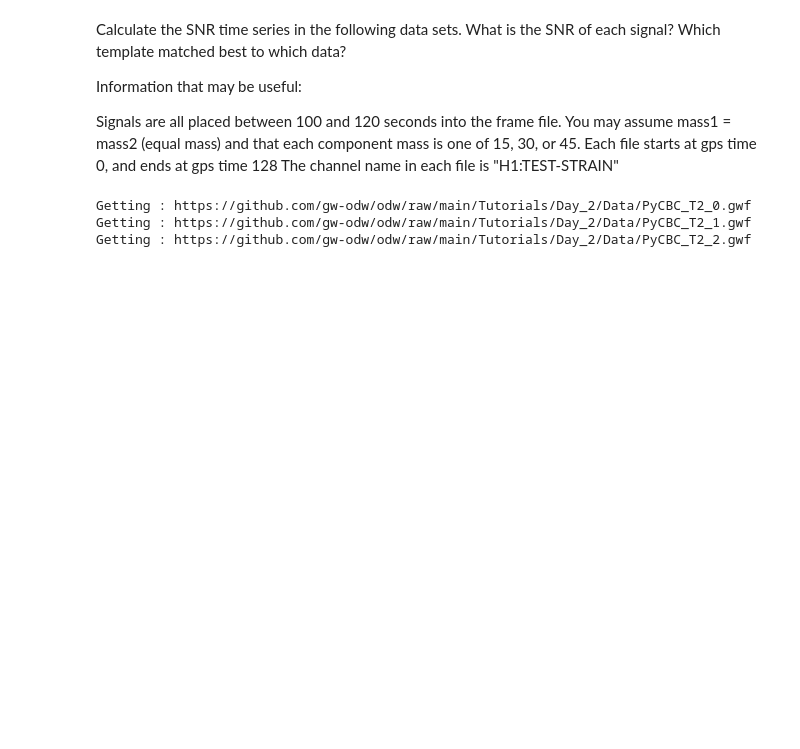
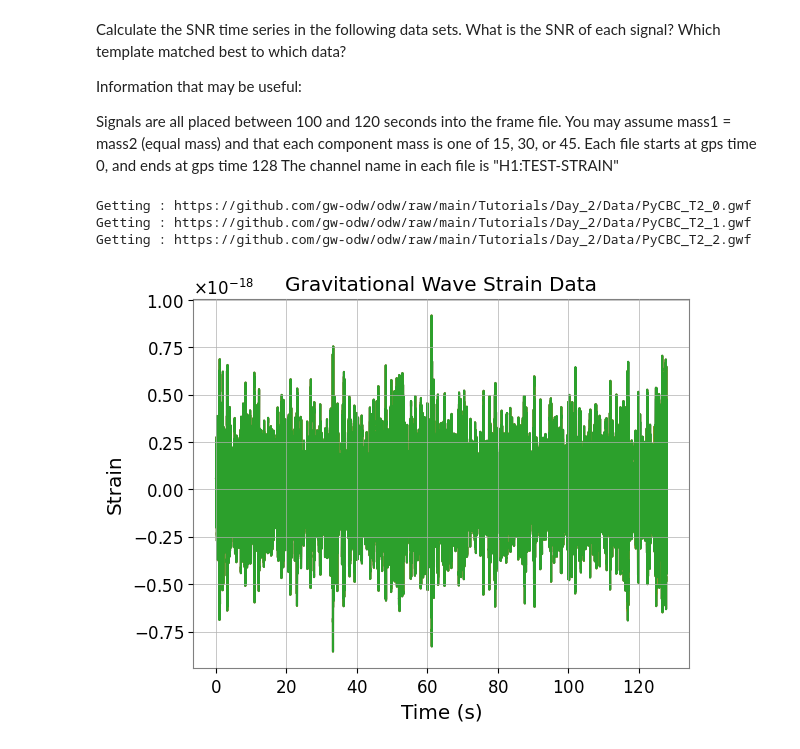
Before and after one commit to MrBenjaminHolmes/Gravitational-Waves, a Jupyter notebook: GWpy.ipynb, the cells around one changed output. Saved outputs shown, nothing was run; the diff lists cells and outputs as text; code cells hidden in the pictures; blank space fills up the shorter version.

```diff
--- a/GWpy.ipynb
+++ b/GWpy.ipynb
@@ -429,34 +424,37 @@ Signals are all placed between 100 and 120 seconds into the frame file.
 You may assume mass1 = mass2 (equal mass) and that each component mass is one of 15, 30, or 45.
 Each file starts at gps time 0, and ends at gps time 128
 The channel name in each file is "H1:TEST-STRAIN"
-# %%
-def get_file(fname):
-    url = "https://github.com/gw-odw/odw/raw/main/Tutorials/Day_2/{}"
-    url = url.format(fname)
-    urllib.request.urlretrieve(url, fname)
-    print('Getting : {}'.format(url))
-
-files = ['Data/PyCBC_T2_0.gwf', 'Data/PyCBC_T2_1.gwf', 'Data/PyCBC_T2_2.gwf']
-
-# Download the file if needed
-for fname in files:
-    if not os.path.exists(fname):
-        os.makedirs("Data", exist_ok=True)
-        get_file(fname)
-
-
-# An example of how to read the data from these files:
-file_name = files[0]
-
-# LOSC bulk data typically uses the same convention for internal channels names
-# Strain is typically IFO:LOSC-STRAIN, where IFO can be H1/L1/V1.
-channel_name = "H1:TEST-STRAIN"
-
-start = 0
-end = start + 128
-
-ts = read_frame(file_name, channel_name, start, end)
-# %% [output]
-Getting : https://github.com/gw-odw/odw/raw/main/Tutorials/Day_2/Data/PyCBC_T2_0.gwf
-Getting : https://github.com/gw-odw/odw/raw/main/Tutorials/Day_2/Data/PyCBC_T2_1.gwf
-Getting : https://github.com/gw-odw/odw/raw/main/Tutorials/Day_2/Data/PyCBC_T2_2.gwf
+# %%
+def get_file(fname):
+    url = "https://github.com/gw-odw/odw/raw/main/Tutorials/Day_2/{}"
+    url = url.format(fname)
+    urllib.request.urlretrieve(url, fname)
+    print('Getting : {}'.format(url))
+    return fname
+
+start = 0
+end = start + 128
+channel_name = "H1:TEST-STRAIN"
+
+files = ['Data/PyCBC_T2_0.gwf', 'Data/PyCBC_T2_1.gwf', 'Data/PyCBC_T2_2.gwf']
+
+loadedData = []
+for f in files:
+    loadedData.append(get_file(f))
+
+data = []
+for fname in loadedData:
+    data.append(read_frame(fname, channel_name, start, end))
+
+for item in data:
+    plt.plot(item.sample_times, item.data)
+
+plt.xlabel('Time (s)')
+plt.ylabel('Strain')
+plt.title('Gravitational Wave Strain Data')
+plt.show()
+# %% [output]
+Getting : https://github.com/gw-odw/odw/raw/main/Tutorials/Day_2/Data/PyCBC_T2_0.gwf
+Getting : https://github.com/gw-odw/odw/raw/main/Tutorials/Day_2/Data/PyCBC_T2_1.gwf
+Getting : https://github.com/gw-odw/odw/raw/main/Tutorials/Day_2/Data/PyCBC_T2_2.gwf
+[figure, added]
```
Also changed, not shown: parts of 2 cells of this notebook.
